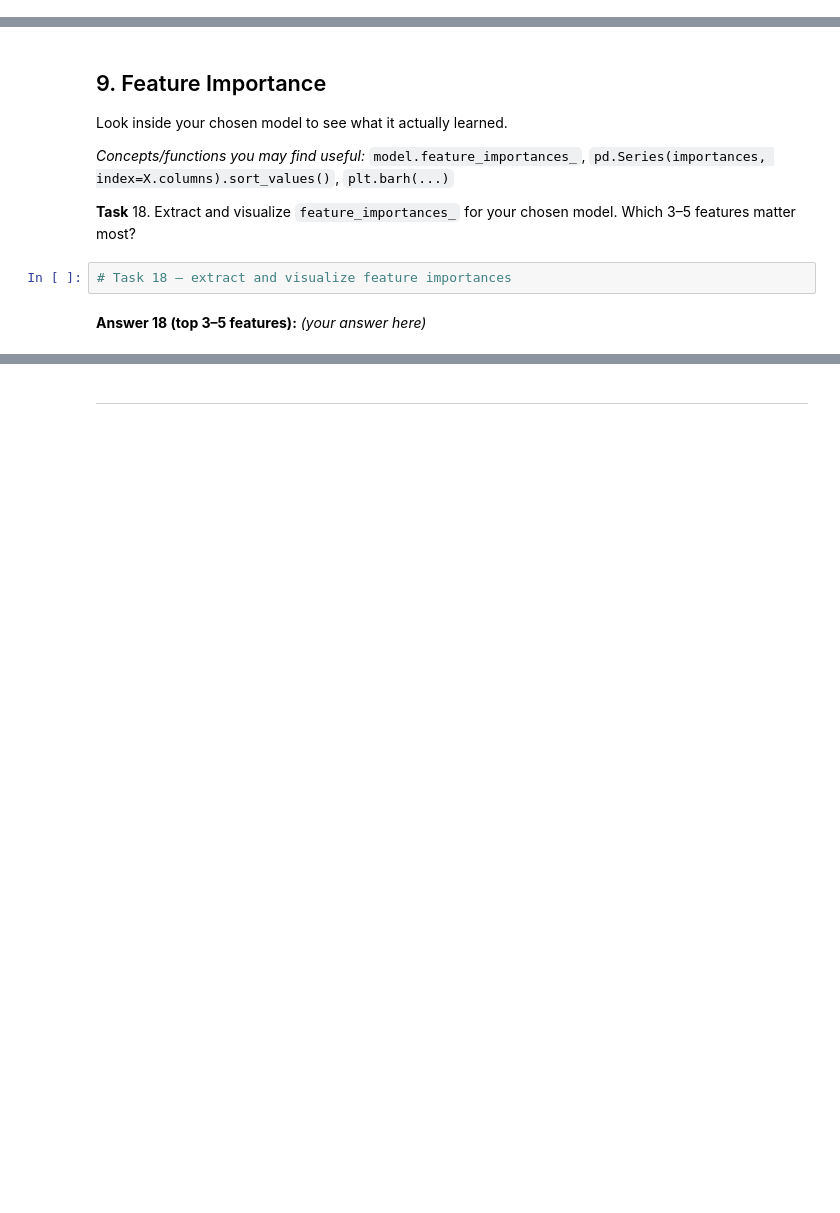
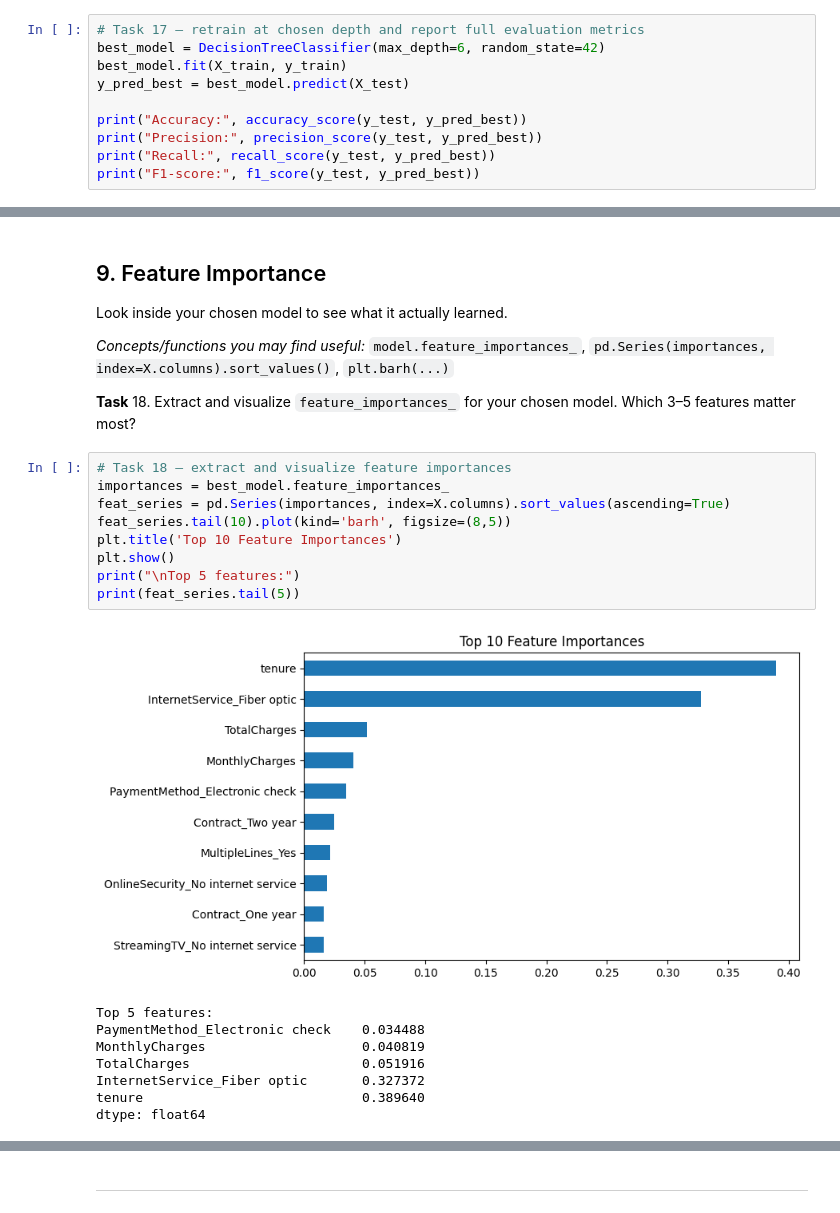
Before and after one commit to Cato-8/Customer-Churn-Analysis, a Jupyter notebook: Lab3_Decision_Tree_Template.ipynb, the cells around one changed output, grey strips where cells are left out. Drawn from its saved outputs; the diff is of its cells as text; blank space fills up the shorter version.

```diff
--- a/Lab3_Decision_Tree_Template.ipynb
+++ b/Lab3_Decision_Tree_Template.ipynb
@@ -207,0 +372,10 @@ _(your answer here)_
+# %%
+# Task 17 — retrain at chosen depth and report full evaluation metrics
+best_model = DecisionTreeClassifier(max_depth=6, random_state=42)
+best_model.fit(X_train, y_train)
+y_pred_best = best_model.predict(X_test)
+
+print("Accuracy:", accuracy_score(y_test, y_pred_best))
+print("Precision:", precision_score(y_test, y_pred_best))
+print("Recall:", recall_score(y_test, y_pred_best))
+print("F1-score:", f1_score(y_test, y_pred_best))
@@ -225,8 +404,21 @@ Look inside your chosen model to see what it actually learned.
 
 **Task**
 18. Extract and visualize `feature_importances_` for your chosen model. Which 3–5 features matter most?
-# %%
-# Task 18 — extract and visualize feature importances
-# %% [markdown]
-**Answer 18 (top 3–5 features):**
-_(your answer here)_
+# %%
+# Task 18 — extract and visualize feature importances
+importances = best_model.feature_importances_
+feat_series = pd.Series(importances, index=X.columns).sort_values(ascending=True)
+feat_series.tail(10).plot(kind='barh', figsize=(8,5))
+plt.title('Top 10 Feature Importances')
+plt.show()
+print("\nTop 5 features:")
+print(feat_series.tail(5))
+# %% [output]
+[figure, added]
+Top 5 features:
+PaymentMethod_Electronic check    0.034488
+MonthlyCharges                    0.040819
+TotalCharges                      0.051916
+InternetService_Fiber optic       0.327372
+tenure                            0.389640
+dtype: float64
```
Also changed, not shown: parts of 50 cells of this notebook.
